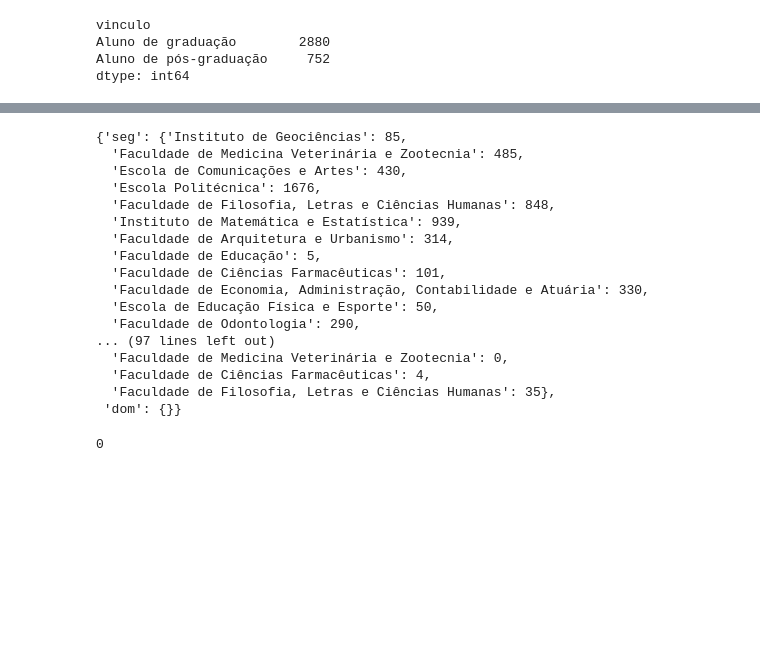
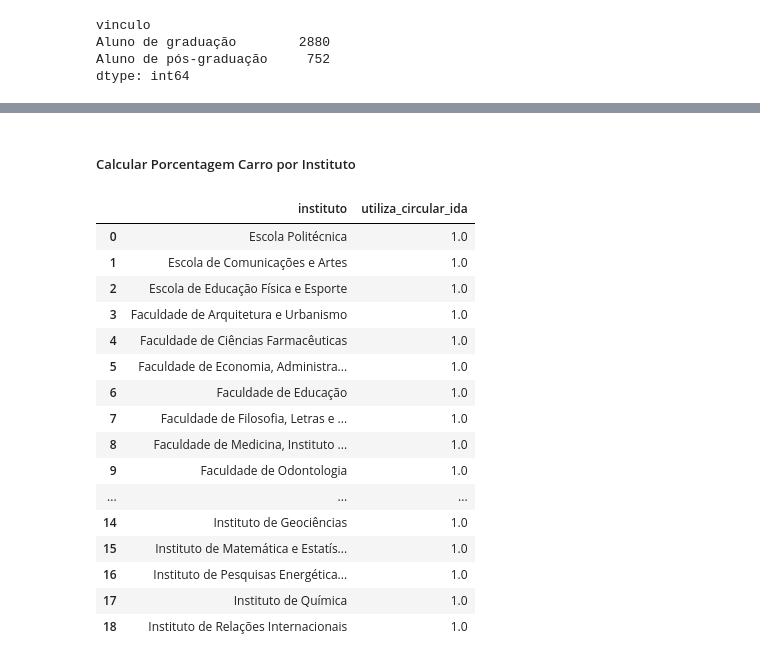
Before and after one commit to Circulares-USP/Crawler, a Jupyter notebook: import_demand.ipynb, the cells around one changed output, grey strips where cells are left out. Saved outputs shown, nothing was run; the diff lists cells and outputs as text; code cells hidden in the pictures; blank space fills up the shorter version.

```diff
--- a/import_demand.ipynb
+++ b/import_demand.ipynb
@@ -346,0 +369,5 @@ array(['Instituto de Matemática e Estatística',
+# %%
+import requests
+pontos = requests.get('https://uspdigital.usp.br/mobile/servicos/mapa/locais?campus=cidade-universitaria&categorias=transportes')
+pontos = json.loads(pontos.text)
+pontos[10]
@@ -346,0 +385,12 @@ array(['Instituto de Matemática e Estatística',
+# %%
+nomes_pontos_req = []
+for ponto in pontos:
+    if ponto['campus'] == 'cidade-universitaria':
+        nomes_pontos_req.append(ponto['titulo'])
+
+nomes_pontos_pesq = []
+for ponto in pesquisa_alunos_intervalo['ponto_desembarque_ida'].unique():
+    nomes_pontos_pesq.append(ponto)
+
+print(nomes_pontos_req)
+print(nomes_pontos_pesq)
@@ -346,0 +477,4 @@ array(['Instituto de Matemática e Estatística',
+# %%
+pesquisa_alunos_intervalo_butanta['ponto_desembarque_ida'] = list(map(lambda x: pesquisa_to_pontos_req(iguais_com_prefixo(x)), pesquisa_alunos_intervalo_butanta['ponto_desembarque_ida']))
+pesquisa_alunos_intervalo_butanta = pesquisa_alunos_intervalo_butanta[pesquisa_alunos_intervalo_butanta['ponto_desembarque_ida'].notna()]
+pesquisa_alunos_intervalo_butanta['ponto_desembarque_ida'].unique()
@@ -347,36 +499,23 @@ array(['Instituto de Matemática e Estatística',
+# %% [markdown]
+##### Calcular Porcentagem Carro por Instituto
 # %%
-porc_circular_por_instituto = pesquisa_alunos_intervalo[['instituto','utiliza_circular_ida']].groupby('instituto').agg('mean').reset_index()
-
-pd.set_option('display.max_rows', len(porc_circular_por_instituto))
+porc_circular_por_instituto = pesquisa_alunos_intervalo_butanta[['instituto','utiliza_circular_ida']].groupby('instituto').agg('mean').reset_index()
+porc_circular_por_instituto
+# %% [output]
+|  | instituto | utiliza_circular_ida |
+| 0 | Escola Politécnica | 1.0 |
+| 1 | Escola de Comunicações e Artes | 1.0 |
+| 2 | Escola de Educação Física e Esporte | 1.0 |
+| 3 | Faculdade de Arquitetura e Urbanismo | 1.0 |
+| 4 | Faculdade de Ciências Farmacêuticas | 1.0 |
+| 5 | Faculdade de Economia, Administra... | 1.0 |
+| 6 | Faculdade de Educação | 1.0 |
+| 7 | Faculdade de Filosofia, Letras e ... | 1.0 |
+| 8 | Faculdade de Medicina, Instituto ... | 1.0 |
+| 9 | Faculdade de Odontologia | 1.0 |
+| ... | ... | ... |
+| 14 | Instituto de Geociências | 1.0 |
+| 15 | Instituto de Matemática e Estatís... | 1.0 |
+| 16 | Instituto de Pesquisas Energética... | 1.0 |
+| 17 | Instituto de Química | 1.0 |
+| 18 | Instituto de Relações Internacionais | 1.0 |
-# %%
-for dia in agrupamento_dia_instituto:
-    for instituto in agrupamento_dia_instituto[dia]:
-        agrupamento_dia_instituto[dia][instituto] *= porc_circular_por_instituto[porc_circular_por_instituto['instituto'] == instituto]['utiliza_circular_ida'].iloc[0]
-        agrupamento_dia_instituto[dia][instituto] = int(agrupamento_dia_instituto[dia][instituto])
-
-# Pessoas por instituto que utilizam circular de acordo com a pesquisa
-agrupamento_dia_instituto
-# %% [output]
-{'seg': {'Instituto de Geociências': 85,
-  'Faculdade de Medicina Veterinária e Zootecnia': 485,
-  'Escola de Comunicações e Artes': 430,
-  'Escola Politécnica': 1676,
-  'Faculdade de Filosofia, Letras e Ciências Humanas': 848,
-  'Instituto de Matemática e Estatística': 939,
-  'Faculdade de Arquitetura e Urbanismo': 314,
-  'Faculdade de Educação': 5,
-  'Faculdade de Ciências Farmacêuticas': 101,
-  'Faculdade de Economia, Administração, Contabilidade e Atuária': 330,
-  'Escola de Educação Física e Esporte': 50,
-  'Faculdade de Odontologia': 290,
-... (97 lines left out)
-  'Faculdade de Medicina Veterinária e Zootecnia': 0,
-  'Faculdade de Ciências Farmacêuticas': 4,
-  'Faculdade de Filosofia, Letras e Ciências Humanas': 35},
- 'dom': {}}
-# %%
-df1 = pesquisa_alunos_intervalo[pesquisa_alunos_intervalo['instituto'] == 'Escola Politécnica']
-df2 = df1[df1['ponto_desembarque_ida'] == 'CRUSP (Praça da Reitoria)']
-df2['ponto_desembarque_ida'].value_counts().iloc[0]
-# %% [output]
-0
```
Also changed, not shown: parts of 52 cells of this notebook.
